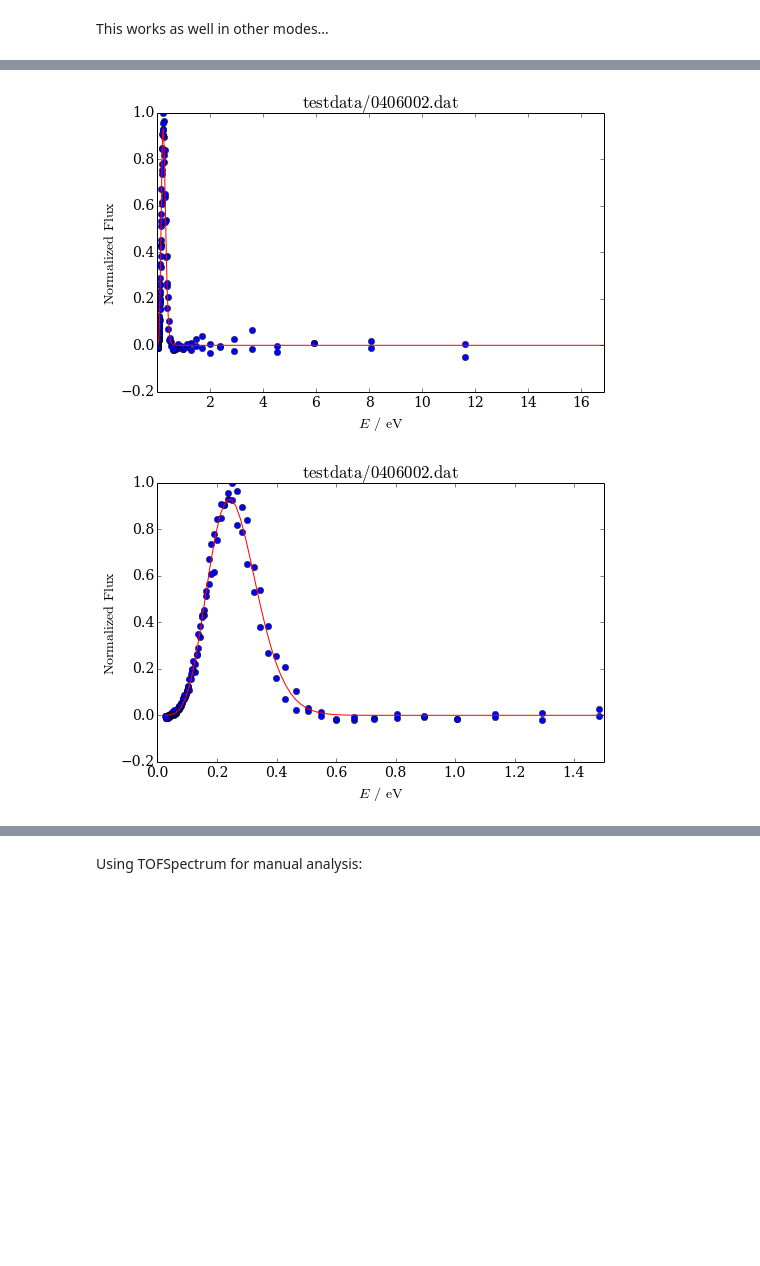
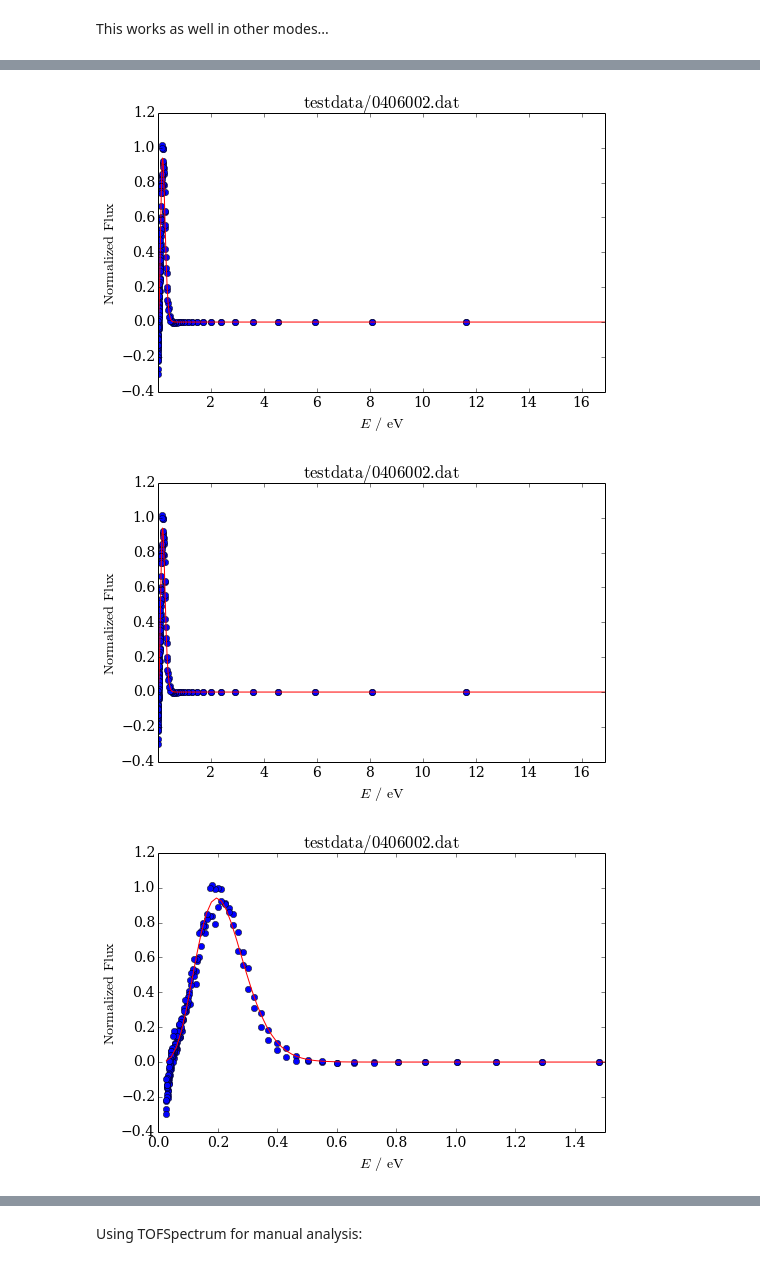
Before and after one commit to jwerdec/beamerlib, a Jupyter notebook: tof_analysis.ipynb, the cells around one changed output, grey strips where cells are left out. Cells and saved outputs as stored; diff of their text form; code cells hidden in the pictures; blank space fills up the shorter version.

```diff
--- a/tof_analysis.ipynb
+++ b/tof_analysis.ipynb
@@ -291,11 +293,12 @@ print sqrt(file0406002_v.Moments[2])
 # %%
-file0406002_E = TOFSpectrum(Setup, 'testdata/0406002.dat', 663, mode='Flux_vs_E')
+file0406002_E = TaggingTOF(Setup, 'testdata/0406002.dat', 663, mode='Flux_vs_E')
 file0406002_E.plot()
 file0406002_E.axes.set_xlim((0,1.5)) #set xaxis limits. TOFSpectrum.axes gives you full access to the graphs properties
 display(file0406002_E.fig) # show figure object in inline mode
 # %% [output]
-[figure, old version]
+[figure, new version]
-[figure, old version]
+[figure, new version]
+[figure, added]
 # %%
 print file0406002_E.Fit.P
 print file0406002_E.Fit.StdDev
```
Also changed, not shown: parts of 32 cells of this notebook, 2 other files.
